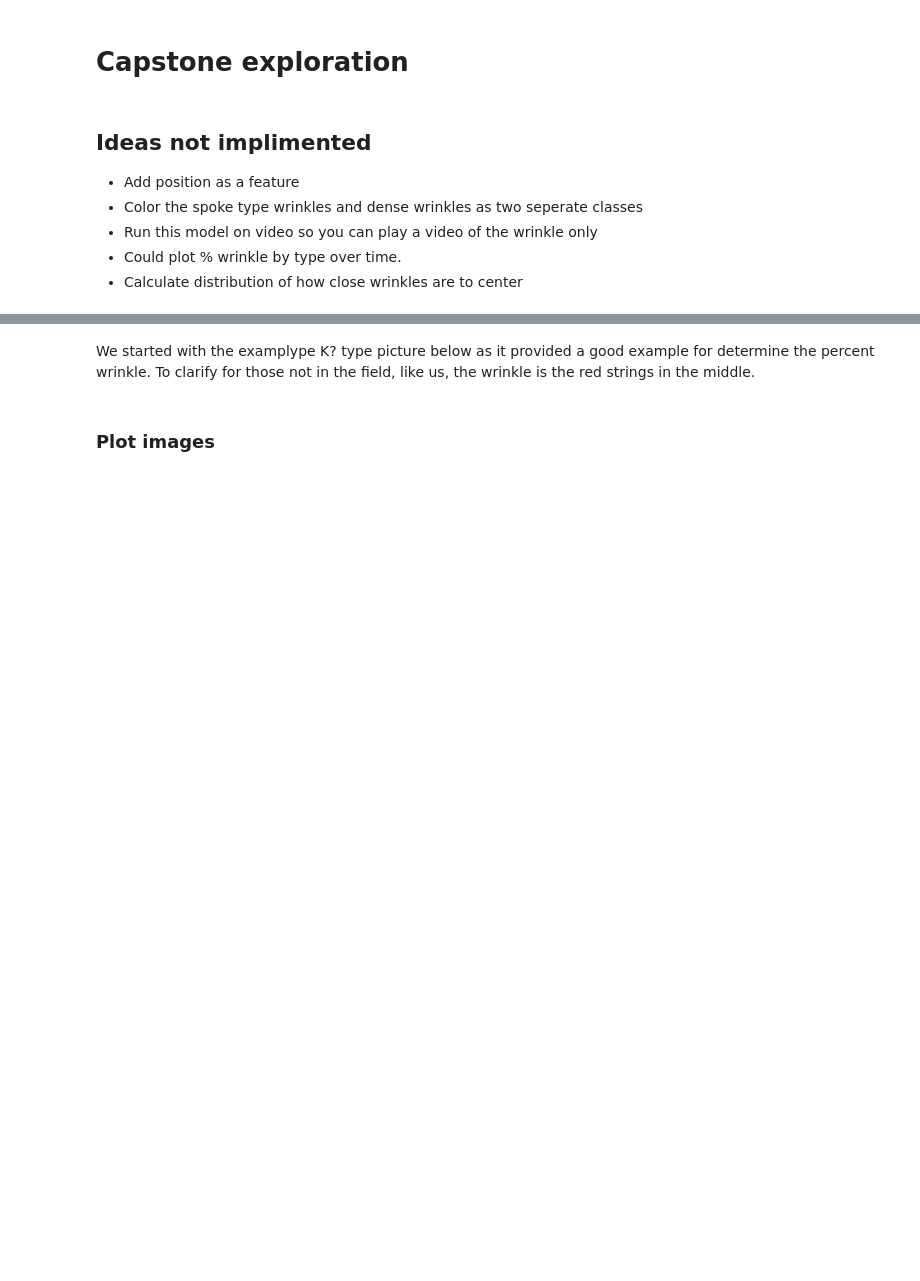
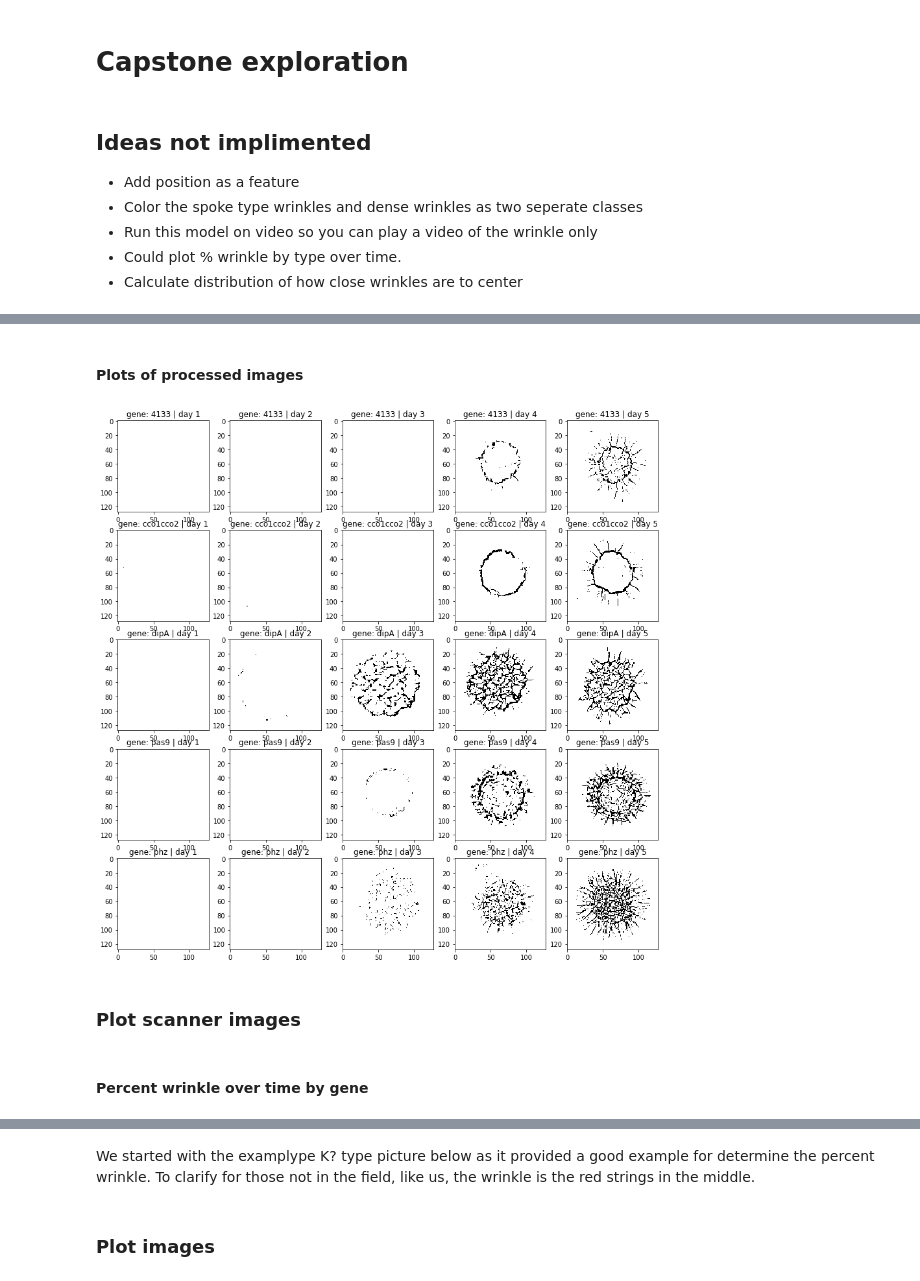
Before and after one commit to msorba/dsi-capstone, a Jupyter notebook: exploration_iw.ipynb, the cells around one changed output, grey strips where cells are left out. Saved outputs shown, nothing was run; the diff lists cells and outputs as text; code cells hidden in the pictures; blank space fills up the shorter version.

```diff
--- a/exploration_iw.ipynb
+++ b/exploration_iw.ipynb
@@ -26,0 +76,43 @@ init_notebook_mode(connected=True)
+# %%
+def bf_size(image):
+    a      = image.max(axis=2)
+    tmp    = a > 30
+    tmp_im = a * tmp
+    return int(np.count_nonzero(tmp_im))
+# def bf_size_vis(image):
+#     a = image.max(axis=2)
+#     tmp = a > 30
+#     return a * tmp
+def perc_wrinkled(img, biofilm_size):
+    img[np.isnan(img)] = 0
+    return round(np.sum(img)/biofilm_size, 4)
+# %%
+processed_images     = [get_classes(img,threshold_val=0, resize=128, n_clusters=2)[1] for img in images]
+bfsizes              = [bf_size(img) for img in images]
+df_all['bf_size']    = bfsizes
+perc_wrink           = [perc_wrinkled(img, bfsizes[i]) for i, img in enumerate(processed_images)]
+df_all['perc_wrink'] = perc_wrink
+# %% [markdown]
+#### Plots of processed images
+# %%
+warnings.filterwarnings('ignore')
+
+fig = plt.figure(figsize=(15,15))
+
+n = 5
+
+for i,s in enumerate(processed_images):
+    try:
+        fig.add_subplot(n,n,i+1)
+        plt.imshow(s, cmap='binary')
+        title =  'gene: %s | day %d' %(df_all['gene'][i],df_all['days'][i])# '%s | %d | %f ' %(df_all['gene'][i],df_all['bf_size'][i],df_all['perc_wrink'][i])
+        plt.title(title)
+    except:
+        pass
+plt.show()
+# %% [output]
+[figure, added]
+# %% [markdown]
+### Plot scanner images
+# %% [markdown]
+#### Percent wrinkle over time by gene
```
Also changed, not shown: parts of 12 cells of this notebook.
